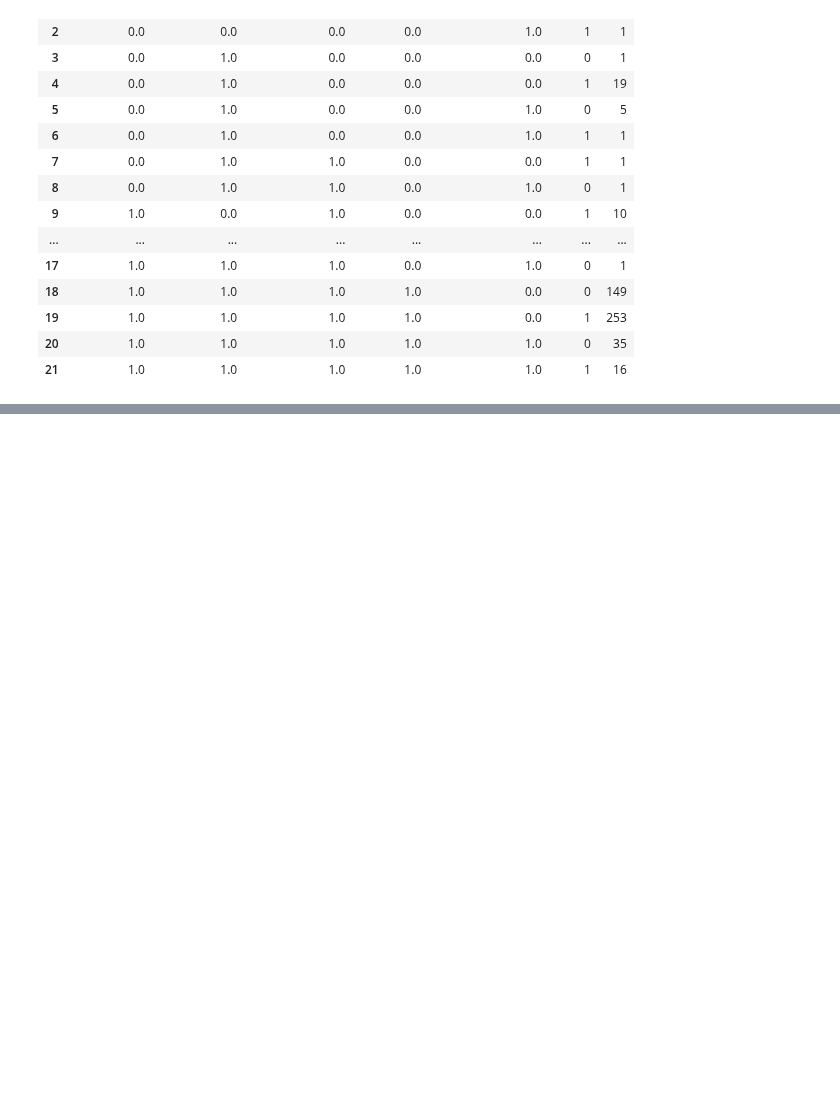
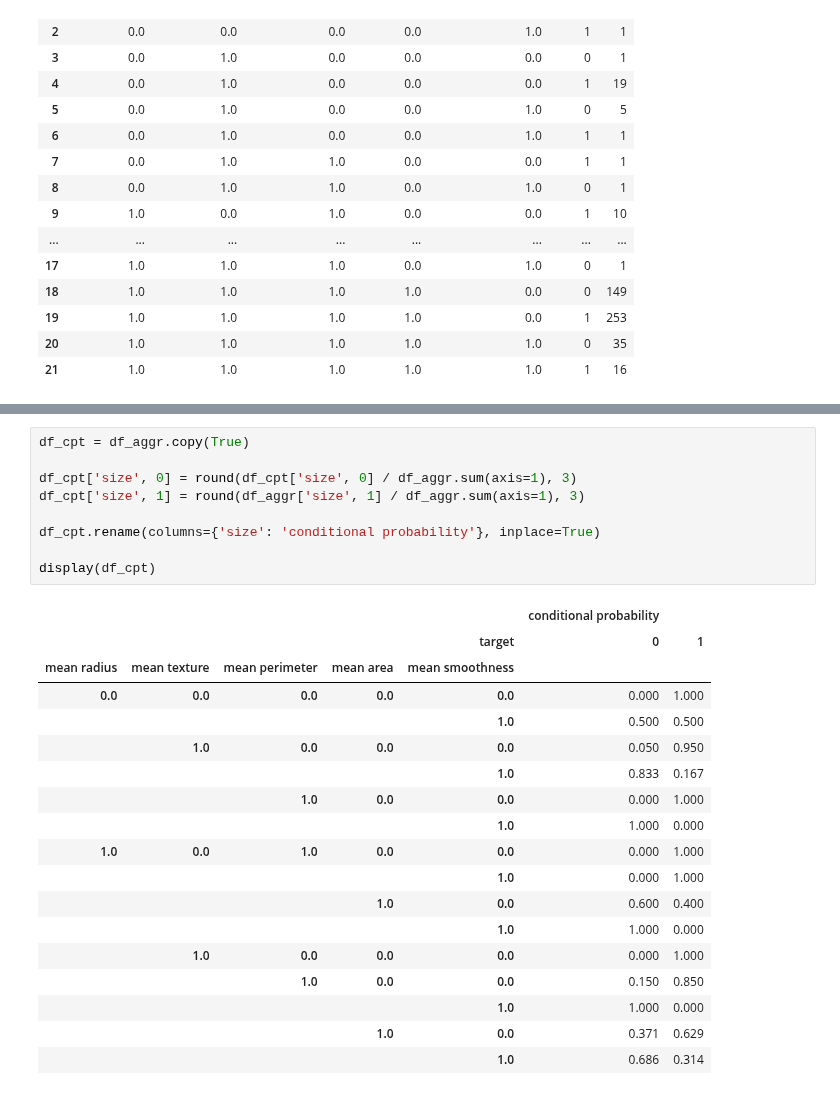
Before and after one commit to alessiorecchia/strive_exe, a Jupyter notebook: M1_Math/04. Probability/test.ipynb, the cells around one changed output, grey strips where cells are left out. Cells and saved outputs as stored; diff of their text form; blank space fills up the shorter version.

```diff
--- a/M1_Math/04. Probability/test.ipynb
+++ b/M1_Math/04. Probability/test.ipynb
@@ -191,0 +132,28 @@ display(df_aggr)
+# %%
+df_cpt = df_aggr.copy(True)
+
+df_cpt['size', 0] = round(df_cpt['size', 0] / df_aggr.sum(axis=1), 3)
+df_cpt['size', 1] = round(df_aggr['size', 1] / df_aggr.sum(axis=1), 3)
+
+df_cpt.rename(columns={'size': 'conditional probability'}, inplace=True)
+
+display(df_cpt)
+# %% [output]
+|  |  |  |  |  | conditional probability |  |
+|  |  |  |  | target | 0 | 1 |
+| mean radius | mean texture | mean perimeter | mean area | mean smoothness |  |  |
+| 0.0 | 0.0 | 0.0 | 0.0 | 0.0 | 0.000 | 1.000 |
+|  |  |  |  | 1.0 | 0.500 | 0.500 |
+|  | 1.0 | 0.0 | 0.0 | 0.0 | 0.050 | 0.950 |
+|  |  |  |  | 1.0 | 0.833 | 0.167 |
+|  |  | 1.0 | 0.0 | 0.0 | 0.000 | 1.000 |
+|  |  |  |  | 1.0 | 1.000 | 0.000 |
+| 1.0 | 0.0 | 1.0 | 0.0 | 0.0 | 0.000 | 1.000 |
+|  |  |  |  | 1.0 | 0.000 | 1.000 |
+|  |  |  | 1.0 | 0.0 | 0.600 | 0.400 |
+|  |  |  |  | 1.0 | 1.000 | 0.000 |
+|  | 1.0 | 0.0 | 0.0 | 0.0 | 0.000 | 1.000 |
+|  |  | 1.0 | 0.0 | 0.0 | 0.150 | 0.850 |
+|  |  |  |  | 1.0 | 1.000 | 0.000 |
+|  |  |  | 1.0 | 0.0 | 0.371 | 0.629 |
+|  |  |  |  | 1.0 | 0.686 | 0.314 |
```
Also changed, not shown: parts of 2 cells of this notebook.
